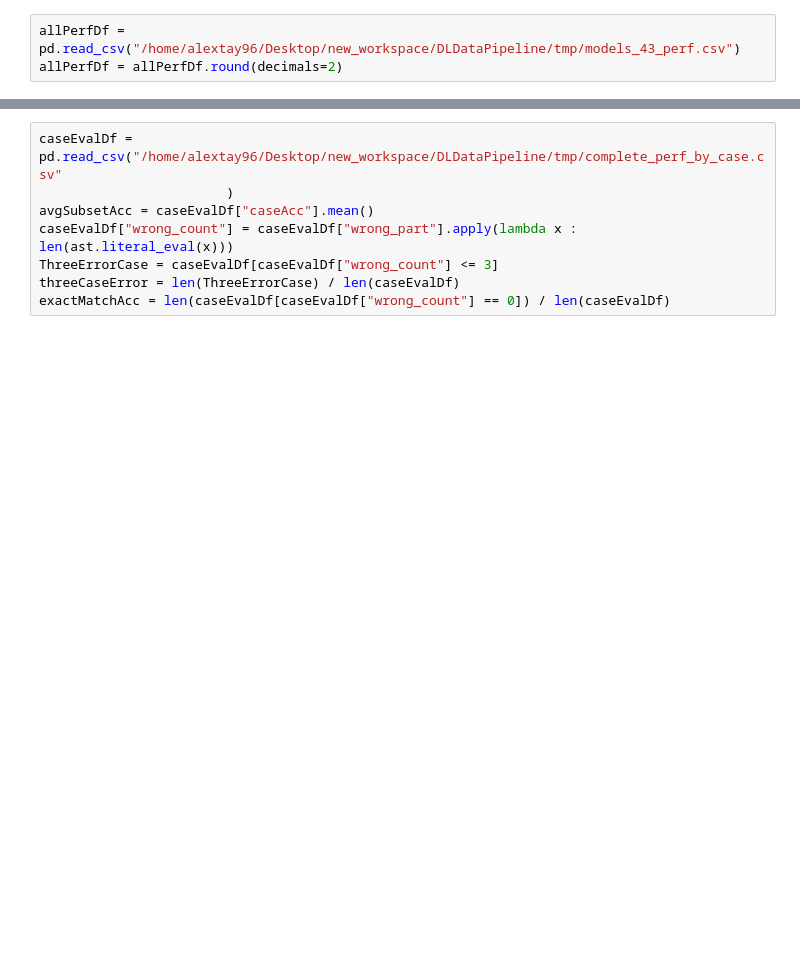
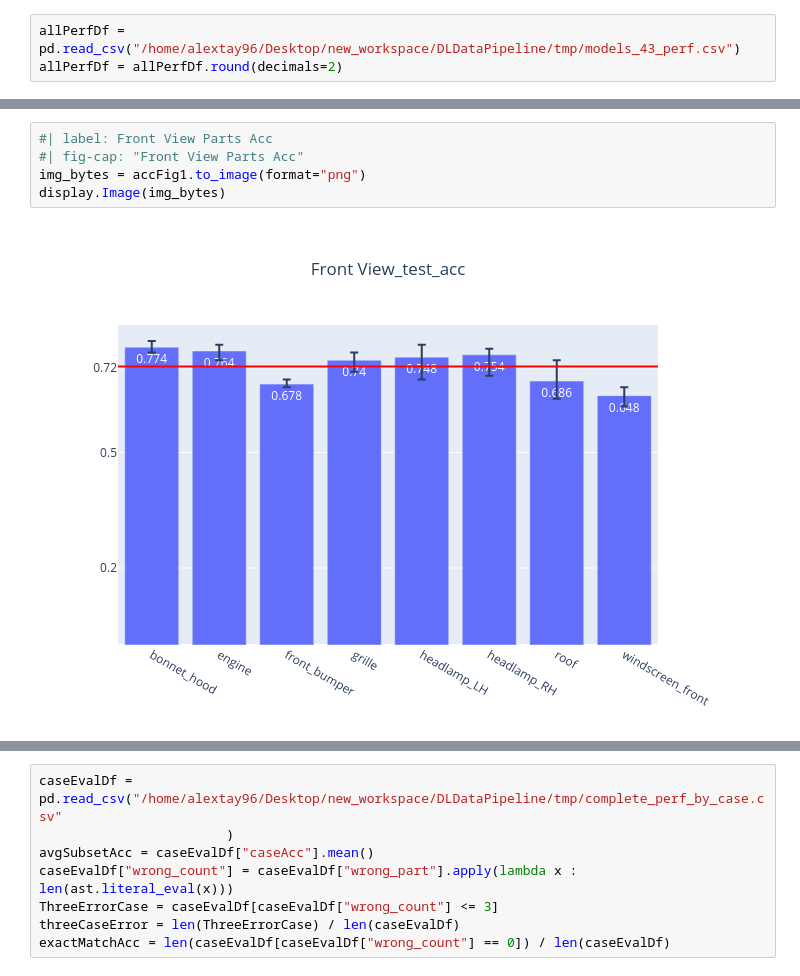
Before and after one commit to MLMonkATGY/DLDataPipeline, a Jupyter notebook: visualization/Perf.ipynb, the cells around one changed output, grey strips where cells are left out. Drawn from its saved outputs; the diff is of its cells as text; blank space fills up the shorter version.

```diff
--- a/visualization/Perf.ipynb
+++ b/visualization/Perf.ipynb
@@ -259,0 +100,7 @@ test_tn
+# %%
+#| label: Front View Parts Acc
+#| fig-cap: "Front View Parts Acc"
+img_bytes = accFig1.to_image(format="png")
+display.Image(img_bytes)
+# %% [output]
+[figure, added]
```
Also changed, not shown: parts of 89 cells of this notebook, 4 other files.
